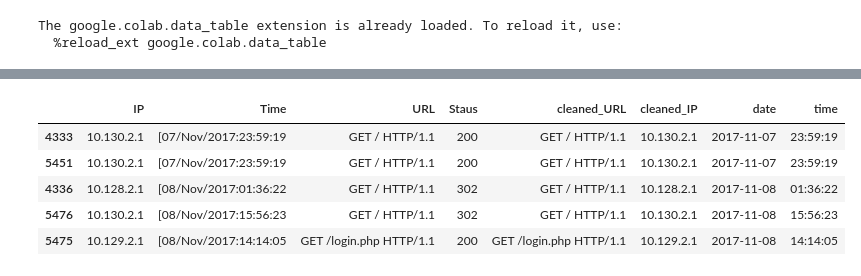
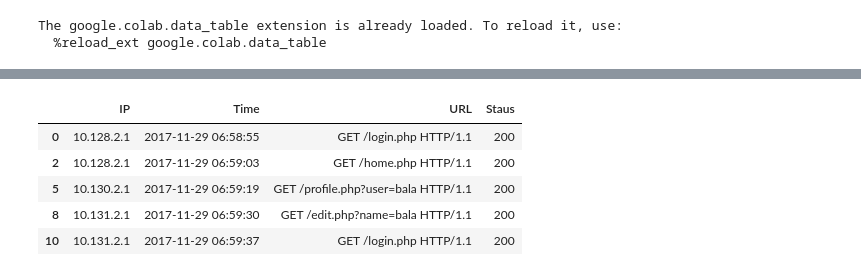
Before and after one commit to hpnightowl/Owlsbooks, a Jupyter notebook: papers.ipynb, the cells around one changed output, grey strips where cells are left out. Cells and saved outputs as stored; diff of their text form; code cells hidden in the pictures.

```diff
--- a/papers.ipynb
+++ b/papers.ipynb
@@ -71,0 +88,2 @@ dtype: int64
+# %%
+data = data.dropna()
@@ -97,4 +133,4 @@ def remove_garbage(text):
     else:
       return None
 # %%
-data['cleaned_IP'] = data.IP.apply(remove_garbage)
+data['IP'] = data.IP.apply(remove_garbage)
@@ -132,8 +145,7 @@ dtype: int64
 # %%
 data = data.dropna()
 # %%
-data['date'] = pd.to_datetime(data.Time, format='[%d/%b/%Y:%H:%M:%S').dt.date
-data['time'] = pd.to_datetime(data.Time, format='[%d/%b/%Y:%H:%M:%S').dt.time
+data['Time'] = pd.to_datetime(data.Time, format='[%d/%b/%Y:%H:%M:%S')
 # %%
 data.head()
 # %% [output]
@@ -148,9 +158,11 @@ data_sorted = data.sort_values(by=['date'])
+# %%
+data = data[data.Staus == '200']
 # %%
-data_sorted.head()
+data.head()
 # %% [output]
-|  | IP | Time | URL | Staus | cleaned_URL | cleaned_IP | date | time |
-| 4333 | 10.130.2.1 | [07/Nov/2017:23:59:19 | GET / HTTP/1.1 | 200 | GET / HTTP/1.1 | 10.130.2.1 | 2017-11-07 | 23:59:19 |
-| 5451 | 10.130.2.1 | [07/Nov/2017:23:59:19 | GET / HTTP/1.1 | 200 | GET / HTTP/1.1 | 10.130.2.1 | 2017-11-07 | 23:59:19 |
-| 4336 | 10.128.2.1 | [08/Nov/2017:01:36:22 | GET / HTTP/1.1 | 302 | GET / HTTP/1.1 | 10.128.2.1 | 2017-11-08 | 01:36:22 |
-| 5476 | 10.130.2.1 | [08/Nov/2017:15:56:23 | GET / HTTP/1.1 | 302 | GET / HTTP/1.1 | 10.130.2.1 | 2017-11-08 | 15:56:23 |
-| 5475 | 10.129.2.1 | [08/Nov/2017:14:14:05 | GET /login.php HTTP/1.1 | 200 | GET /login.php HTTP/1.1 | 10.129.2.1 | 2017-11-08 | 14:14:05 |
+|  | IP | Time | URL | Staus |
+| 0 | 10.128.2.1 | 2017-11-29 06:58:55 | GET /login.php HTTP/1.1 | 200 |
+| 2 | 10.128.2.1 | 2017-11-29 06:59:03 | GET /home.php HTTP/1.1 | 200 |
+| 5 | 10.130.2.1 | 2017-11-29 06:59:19 | GET /profile.php?user=bala HTTP/1.1 | 200 |
+| 8 | 10.131.2.1 | 2017-11-29 06:59:30 | GET /edit.php?name=bala HTTP/1.1 | 200 |
+| 10 | 10.131.2.1 | 2017-11-29 06:59:37 | GET /login.php HTTP/1.1 | 200 |
```
Also changed, not shown: parts of 30 cells of this notebook.
